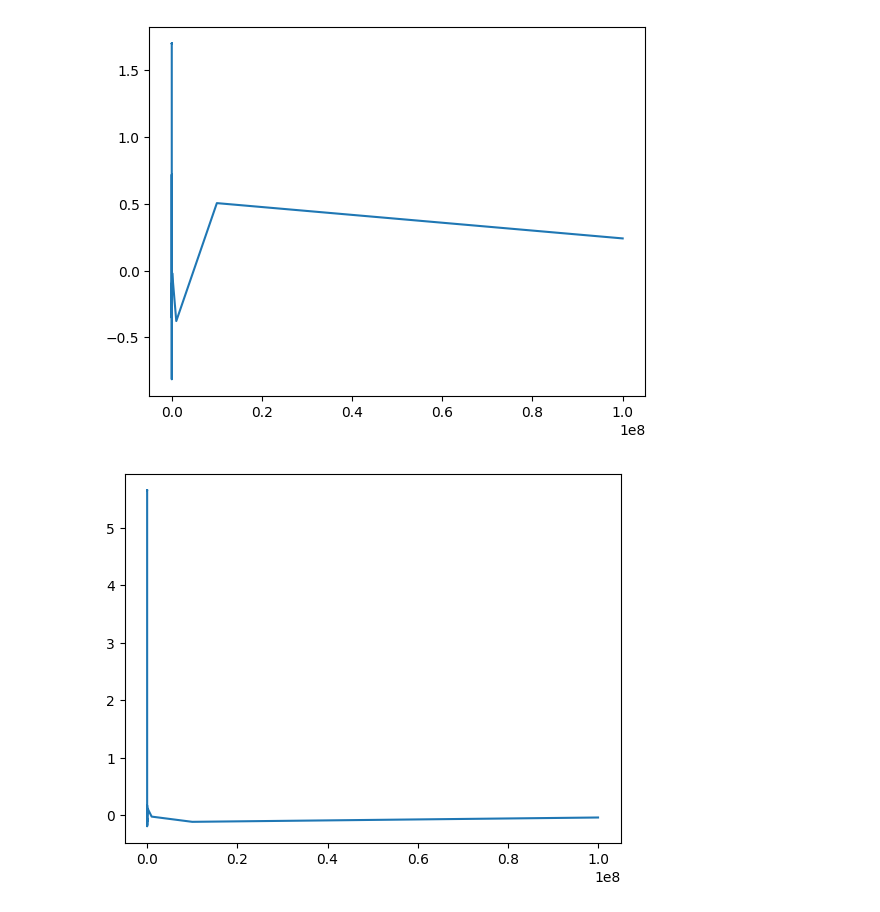
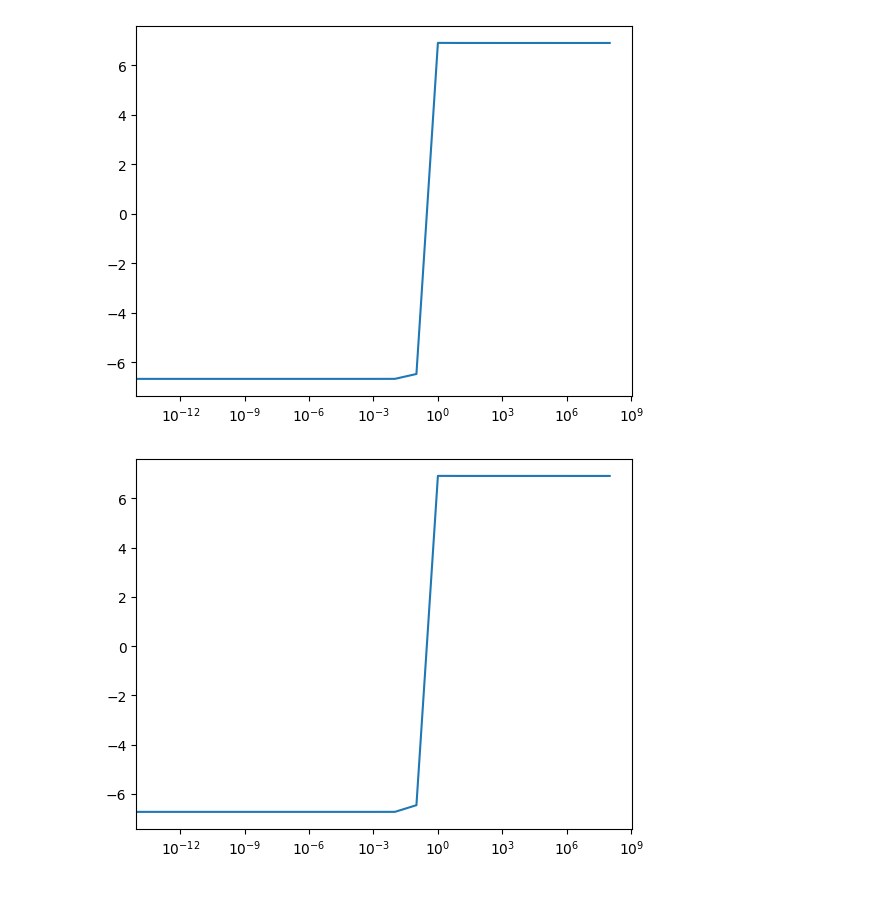
Before and after one commit to PauBatlle/GraphDiscovery, a Jupyter notebook: HypothesisTest.ipynb, the cells around one changed output. Saved outputs shown, nothing was run; the diff lists cells and outputs as text; code cells hidden in the pictures.

```diff
--- a/HypothesisTest.ipynb
+++ b/HypothesisTest.ipynb
@@ -21,7 +21,7 @@ for index in range(len(sigmas)):
 
     fig = plt.figure
     X = np.array([x1s, x2s, x3s])
-    gamma = 1e-13
+
 
     Ys = X[2]
     Ms = {}
@@ -29,7 +29,10 @@ for index in range(len(sigmas)):
         Ms[j] = 1 + ks[j](X[j], X[j]) #ks has to be indexed for possible_ancestors:
 
     Kxx = reduce(np.multiply, list(Ms.values()))
+    gamma = np.trace(Kxx) / len(Kxx) #np.linalg.det(Kxx) ** (1/2) #
     nuggeted_matrix = Kxx + gamma * np.eye(len(Kxx)) #Kxx
+
+    D_gamma = gamma * nuggeted_matrix
 
     L = np.linalg.cholesky(nuggeted_matrix)
     LinvY = jsp.linalg.solve_triangular(L, Ys, lower=True)
@@ -37,26 +40,27 @@ for index in range(len(sigmas)):
     nominator = np.dot(mtxinvY, mtxinvY)
     denominator = np.dot(LinvY, LinvY)
 
-    alpha = nominator / denominator
+    beta = nominator / denominator
 
-    D = np.linalg.eigvals(nuggeted_matrix).real
+    D = np.linalg.eigvals(D_gamma).real
     trace_inv1 = np.sum(1 / D)
     trace_inv2 = np.sum(1 / D**2)
     trace_inv3 = np.sum(1 / D**3)
     trace_inv4 = np.sum(1 / D**4)
 
-    EA = alpha * trace_inv1 - trace_inv2
-    VarA = 2 * trace_inv4 + alpha**2 * trace_inv2 - 2 * alpha * trace_inv3
+    EB = trace_inv2 - beta * trace_inv1
+    VarB = 2 * (trace_inv4 + beta**2 * trace_inv2 - 2 * beta * trace_inv3)
 
-    z_score = - EA / np.sqrt(VarA)
+    z_score = - EB / np.sqrt(VarB)
 
     z_scores = z_scores.at[index].set(z_score)
 
 
 plt.plot(sigmas, z_scores)
+plt.xscale('log')
 plt.show()
 # %% [output]
-[figure, old version]
+[figure, new version]
 # %%
 import matplotlib.pyplot as plt
 import numpy as onp
@@ -80,42 +84,46 @@ for index in range(len(sigmas)):
 
     fig = plt.figure
     X = np.array([x1s, x2s, x3s])
-    gamma = 1e-13
+
 
     Ys = X[2]
     Ms = {}
     for j in range(2):
         Ms[j] = 1 + ks[j](X[j], X[j]) #ks has to be indexed for possible_ancestors:
 
     Kxx = reduce(np.multiply, list(Ms.values()))
+    gamma = np.trace(Kxx) / len(Kxx) #np.linalg.det(Kxx) ** (1/2) #
     nuggeted_matrix = Kxx + gamma * np.eye(len(Kxx)) #Kxx
+
+    D_gamma = gamma * nuggeted_matrix
 
     L = np.linalg.cholesky(nuggeted_matrix)
     LinvY = jsp.linalg.solve_triangular(L, Ys, lower=True)
     mtxinvY = jsp.linalg.solve_triangular(L.T, LinvY, lower=False)
     nominator = np.dot(mtxinvY, mtxinvY)
     denominator = np.dot(LinvY, LinvY)
 
-    alpha = nominator / denominator
+    beta = nominator / denominator
 
-    D = np.linalg.eigvals(nuggeted_matrix).real
+    D = np.linalg.eigvals(D_gamma).real
     trace_inv1 = np.sum(1 / D)
     trace_inv2 = np.sum(1 / D**2)
     trace_inv3 = np.sum(1 / D**3)
     trace_inv4 = np.sum(1 / D**4)
 
-    EA = alpha * trace_inv1 - trace_inv2
-    VarA = 2 * trace_inv4 + alpha**2 * trace_inv2 - 2 * alpha * trace_inv3
+    EB = trace_inv2 - beta * trace_inv1
+    VarB = 2 * (trace_inv4 + beta**2 * trace_inv2 - 2 * beta * trace_inv3)
 
-    z_score = - EA / np.sqrt(VarA)
+    z_score = - EB / np.sqrt(VarB)
 
     z_scores = z_scores.at[index].set(z_score)
 
 
 plt.plot(sigmas, z_scores)
+plt.xscale('log')
 plt.show()
 # %% [output]
-[figure, old version]
+[figure, new version]
 # %%
 import matplotlib.pyplot as plt
 import numpy as onp
```
Also changed, not shown: parts of 1 cell of this notebook.
